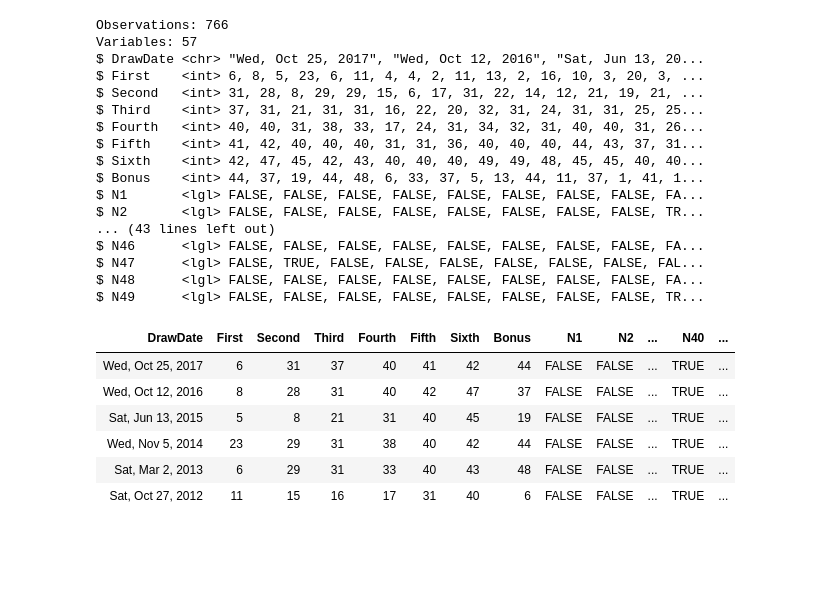
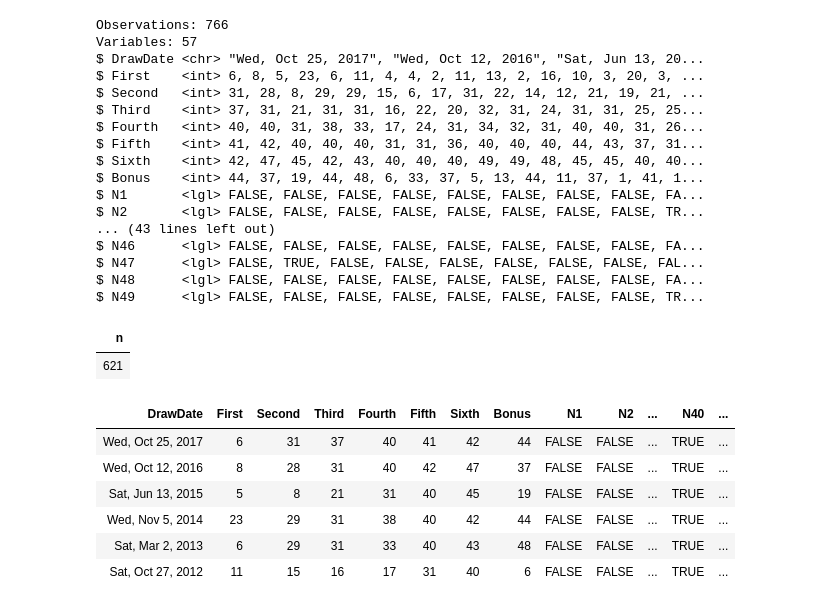
Before and after one commit to tarjin/SpecialProjectsInR, a Jupyter notebook: Lotto649Analysis.ipynb, the cells around one changed output. Drawn from its saved outputs; the diff is of its cells as text; code cells hidden in the pictures; blank space fills up the shorter version.

```diff
--- a/Lotto649Analysis.ipynb
+++ b/Lotto649Analysis.ipynb
@@ -335,4 +342,9 @@ $ N46      <lgl> FALSE, FALSE, FALSE, FALSE, FALSE, FALSE, FALSE, FALSE, FA...
 $ N47      <lgl> FALSE, TRUE, FALSE, FALSE, FALSE, FALSE, FALSE, FALSE, FAL...
 $ N48      <lgl> FALSE, FALSE, FALSE, FALSE, FALSE, FALSE, FALSE, FALSE, FA...
 $ N49      <lgl> FALSE, FALSE, FALSE, FALSE, FALSE, FALSE, FALSE, FALSE, TR...
+# %%
+count(distinct(df_query_total, DrawDate))
+# %% [output]
+| n |
+| 621 |
 # %%
```
Also changed, not shown: parts of 6 cells of this notebook.
